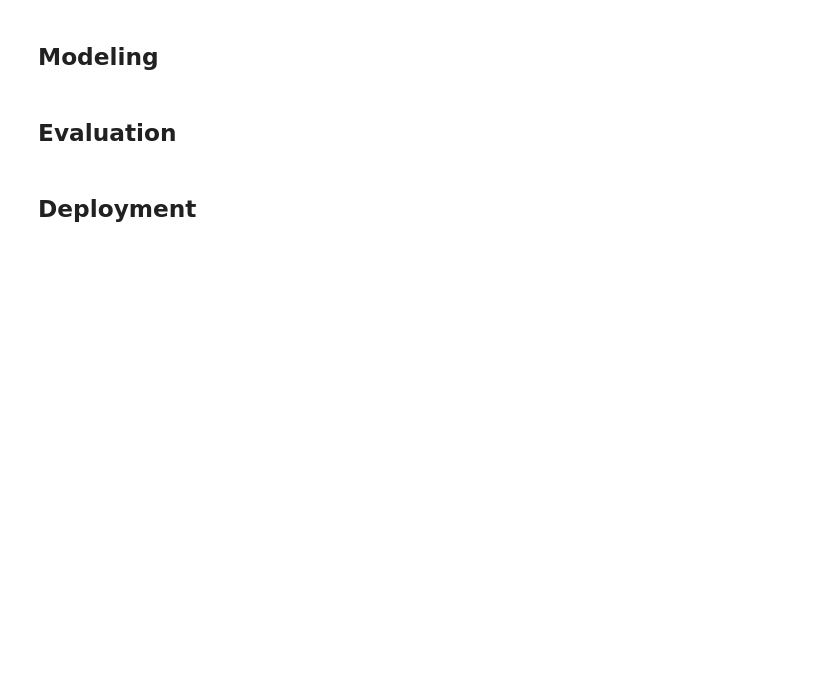
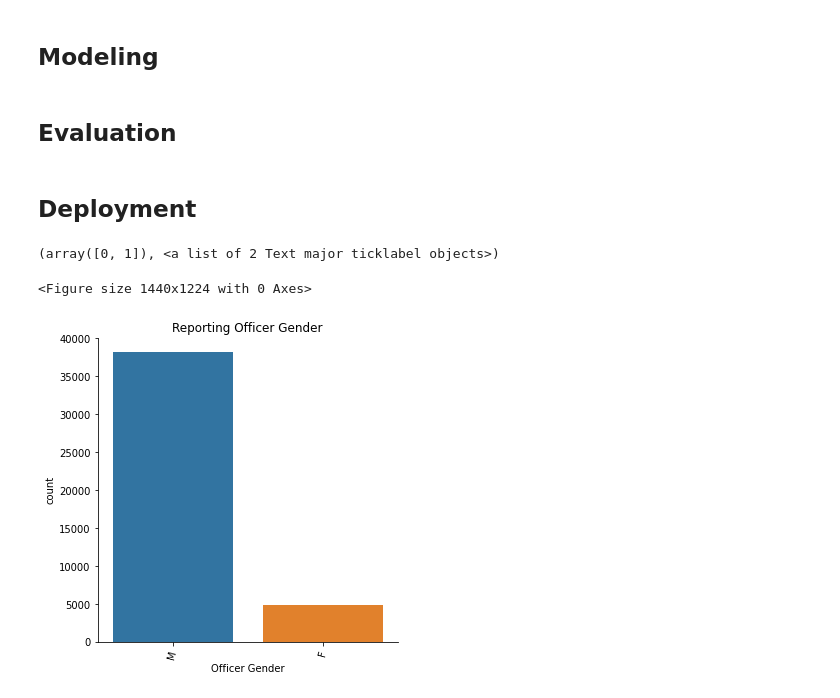
Before and after one commit to EricaSG/Mod3Project, a Jupyter notebook: Cleaning-Data_Prep_Understanding.ipynb, the cells around one changed output. Cells and saved outputs as stored; diff of their text form; code cells hidden in the pictures; blank space fills up the shorter version.

```diff
--- a/Cleaning-Data_Prep_Understanding.ipynb
+++ b/Cleaning-Data_Prep_Understanding.ipynb
@@ -383,3 +383,13 @@ df.to_csv('Terry_Cleaned.csv')
 ## Evaluation
 # %% [markdown]
 ## Deployment
+# %%
+fig = plt.gcf()
+fig.set_size_inches(20, 17)
+sns.catplot(x= 'Officer Gender', kind='count', data=df)
+plt.title("Reporting Officer Gender")
+plt.xticks(rotation=75)
+# %% [output]
+(array([0, 1]), <a list of 2 Text major ticklabel objects>)
+<Figure size 1440x1224 with 0 Axes>
+[figure, added]
```
Also changed, not shown: 1 other file.
